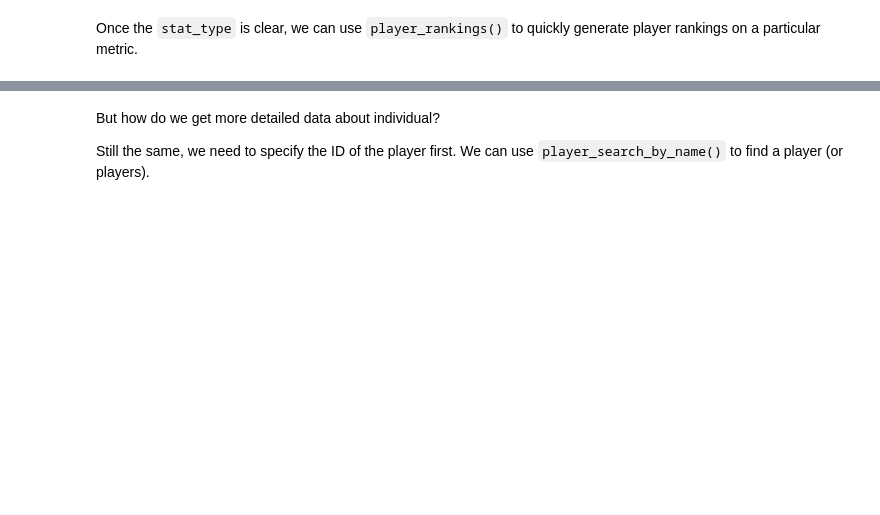
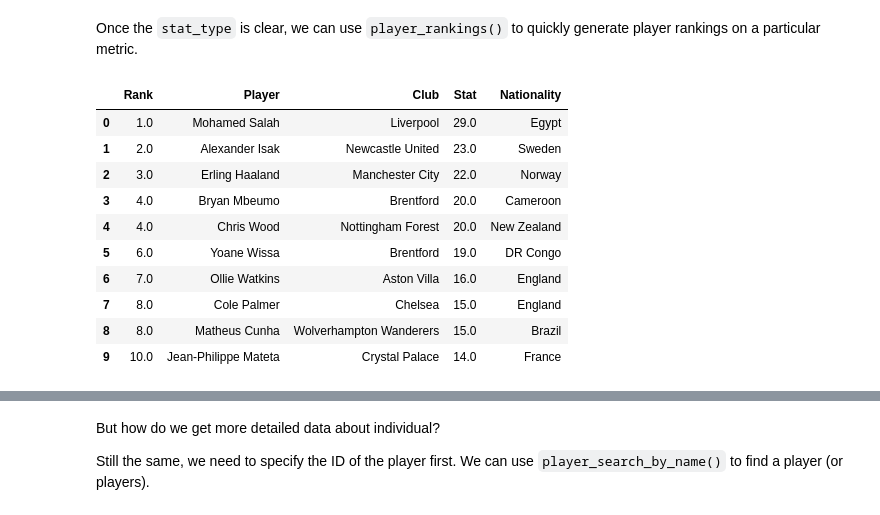
Before and after one commit to zhouyuyang-joey/English-Premier-League-Data-API, a Jupyter notebook: examples.ipynb, the cells around one changed output, grey strips where cells are left out. Saved outputs shown, nothing was run; the diff lists cells and outputs as text; code cells hidden in the pictures; blank space fills up the shorter version.

```diff
--- a/examples.ipynb
+++ b/examples.ipynb
@@ -187,6 +268,18 @@ player_stat_types
 # %% [markdown]
 Once the ``stat_type`` is clear, we can use ``player_rankings()`` to quickly generate player rankings on a particular metric.
 # %%
-goals_ranking = epl.player_rankings("goals", season_id, output="df")
+goals_ranking = epl.get_player_rankings("goals", season_24_25, output="df")
 goals_ranking.head(10)
+# %% [output]
+|  | Rank | Player | Club | Stat | Nationality |
+| 0 | 1.0 | Mohamed Salah | Liverpool | 29.0 | Egypt |
+| 1 | 2.0 | Alexander Isak | Newcastle United | 23.0 | Sweden |
+| 2 | 3.0 | Erling Haaland | Manchester City | 22.0 | Norway |
+| 3 | 4.0 | Bryan Mbeumo | Brentford | 20.0 | Cameroon |
+| 4 | 4.0 | Chris Wood | Nottingham Forest | 20.0 | New Zealand |
+| 5 | 6.0 | Yoane Wissa | Brentford | 19.0 | DR Congo |
+| 6 | 7.0 | Ollie Watkins | Aston Villa | 16.0 | England |
+| 7 | 8.0 | Cole Palmer | Chelsea | 15.0 | England |
+| 8 | 8.0 | Matheus Cunha | Wolverhampton Wanderers | 15.0 | Brazil |
+| 9 | 10.0 | Jean-Philippe Mateta | Crystal Palace | 14.0 | France |
 # %%
```
Also changed, not shown: parts of 22 cells of this notebook.
